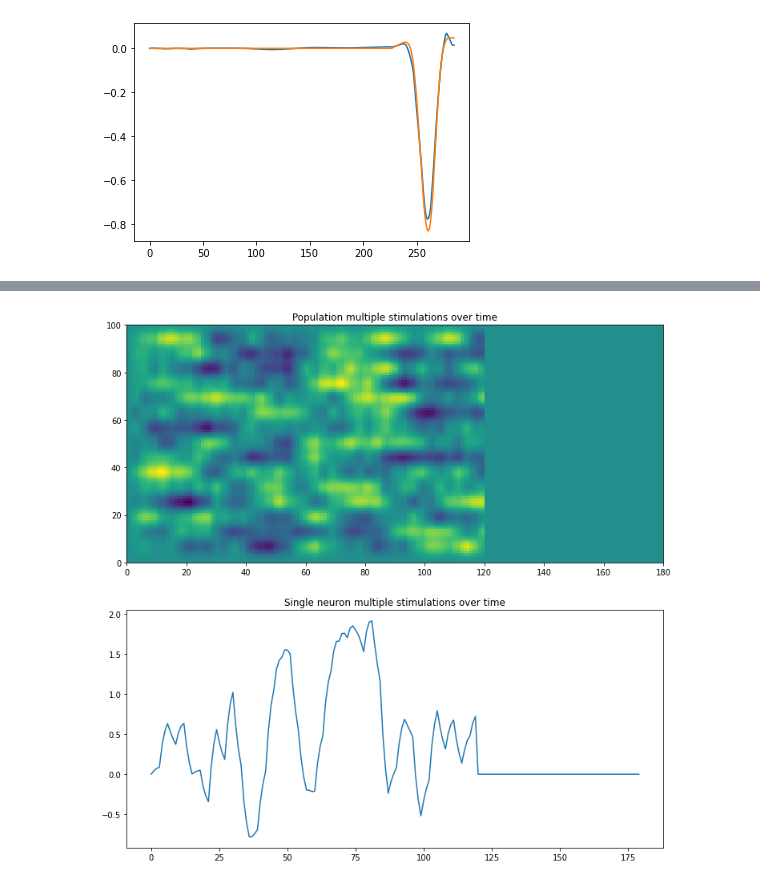
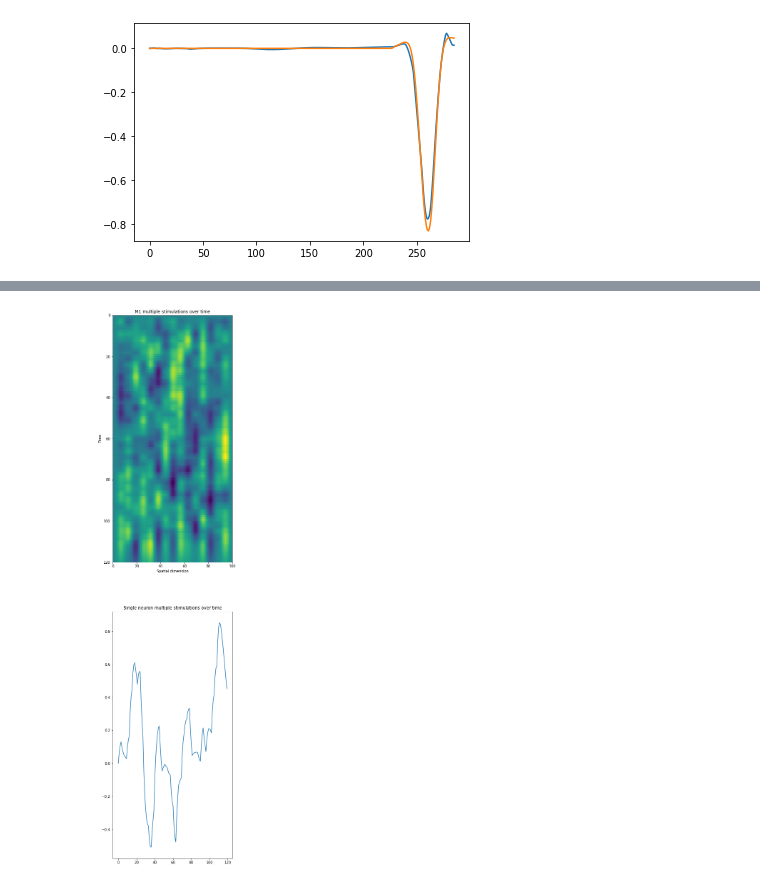
Before and after one commit to mmattb/coproc-poc, a Jupyter notebook: grasp-coproc.ipynb, the cells around one changed output, grey strips where cells are left out. Saved outputs shown, nothing was run; the diff lists cells and outputs as text; code cells hidden in the pictures.

```diff
--- a/grasp-coproc.ipynb
+++ b/grasp-coproc.ipynb
@@ -185,26 +186,30 @@ plt.show()
 # %%
 num_stim_electrodes = 15
 
 
-stims = np.zeros((300,180))
+stims = np.zeros((100,120))
 sc = stim.StimulusGaussian(num_stim_electrodes, 100)
+sc.reset(batch_size=1)
 
 for tidx in range(120):
-    if not (tidx % 3):
-        params = [random.uniform(-7.5,7.5) for _ in range(num_stim_electrodes)]
+    if not (tidx % 3) and tidx < 110:
+        params = np.array([random.uniform(-2.5,2.5) for _ in range(num_stim_electrodes)]).reshape(1, num_stim_electrodes)
         sc.add(params)
-    stims[:,tidx] = sc.get_next()
+    stims[:,tidx] = sc.get_next()[0, :100]
 
-fig, ax = plt.subplots(2,1, figsize=(12,12))
-ax[0].pcolormesh(stims[:100,:])
-ax[0].set_title("Population multiple stimulations over time")
+fig, ax = plt.subplots(2,1, figsize=(6,28))
+ax[0].pcolormesh(stims[:100,:].T)
+ax[0].set_title("M1 multiple stimulations over time")
+ax[0].set_xlabel("Spatial dimension")
+ax[0].set_ylabel("Time")
+ax[0].set_ylim(ax[0].get_ylim()[::-1])
 
 ax[1].plot(stims[30,:])
 ax[1].set_title("Single neuron multiple stimulations over time")
 
 plt.show()
 # %% [output]
-[figure, old version]
+[figure, new version]
 # %%
 import observer
 sc = stim.StimulusGaussian(num_stim_electrodes, 100)
```
Also changed, not shown: parts of 9 cells of this notebook, 12 other files.
